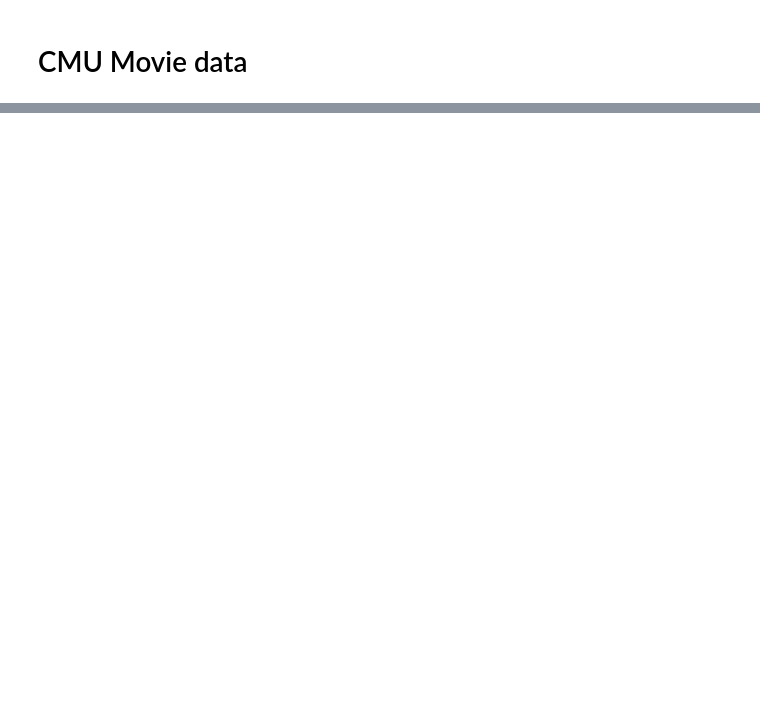
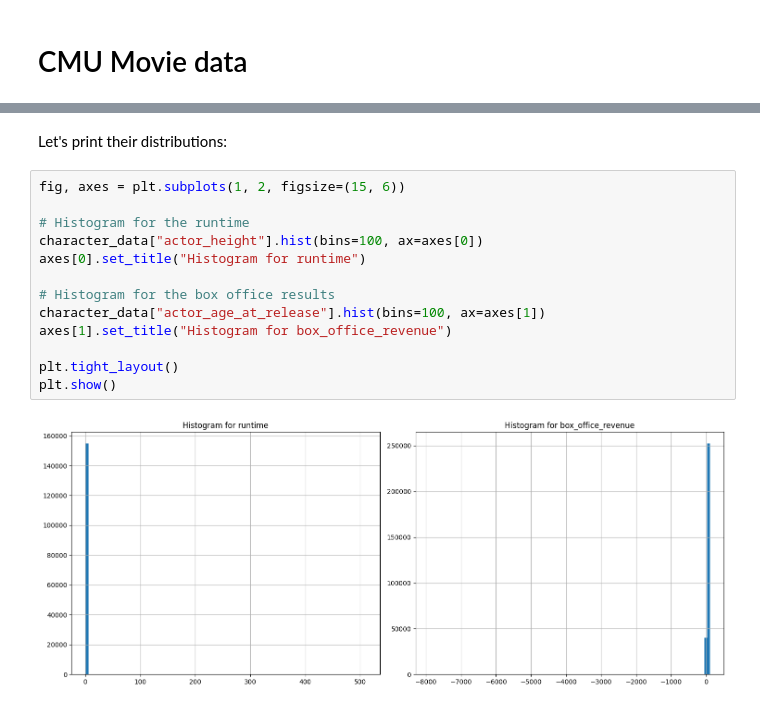
Before and after one commit to epfl-ada/ada-2024-project-authenticdataaddicts, a Jupyter notebook: results.ipynb, the cells around one changed output, grey strips where cells are left out. Cells and saved outputs as stored; diff of their text form; blank space fills up the shorter version.

```diff
--- a/results.ipynb
+++ b/results.ipynb
@@ -303,0 +259,17 @@ after merging, nb of missing box office is  88.0
+# %% [markdown]
+Let's print their distributions:
+# %%
+fig, axes = plt.subplots(1, 2, figsize=(15, 6))
+
+# Histogram for the runtime
+character_data["actor_height"].hist(bins=100, ax=axes[0])
+axes[0].set_title("Histogram for runtime")
+
+# Histogram for the box office results
+character_data["actor_age_at_release"].hist(bins=100, ax=axes[1])
+axes[1].set_title("Histogram for box_office_revenue")
+
+plt.tight_layout()
+plt.show()
+# %% [output]
+[figure, added]
```
Also changed, not shown: parts of 95 cells of this notebook, 2 other files.
